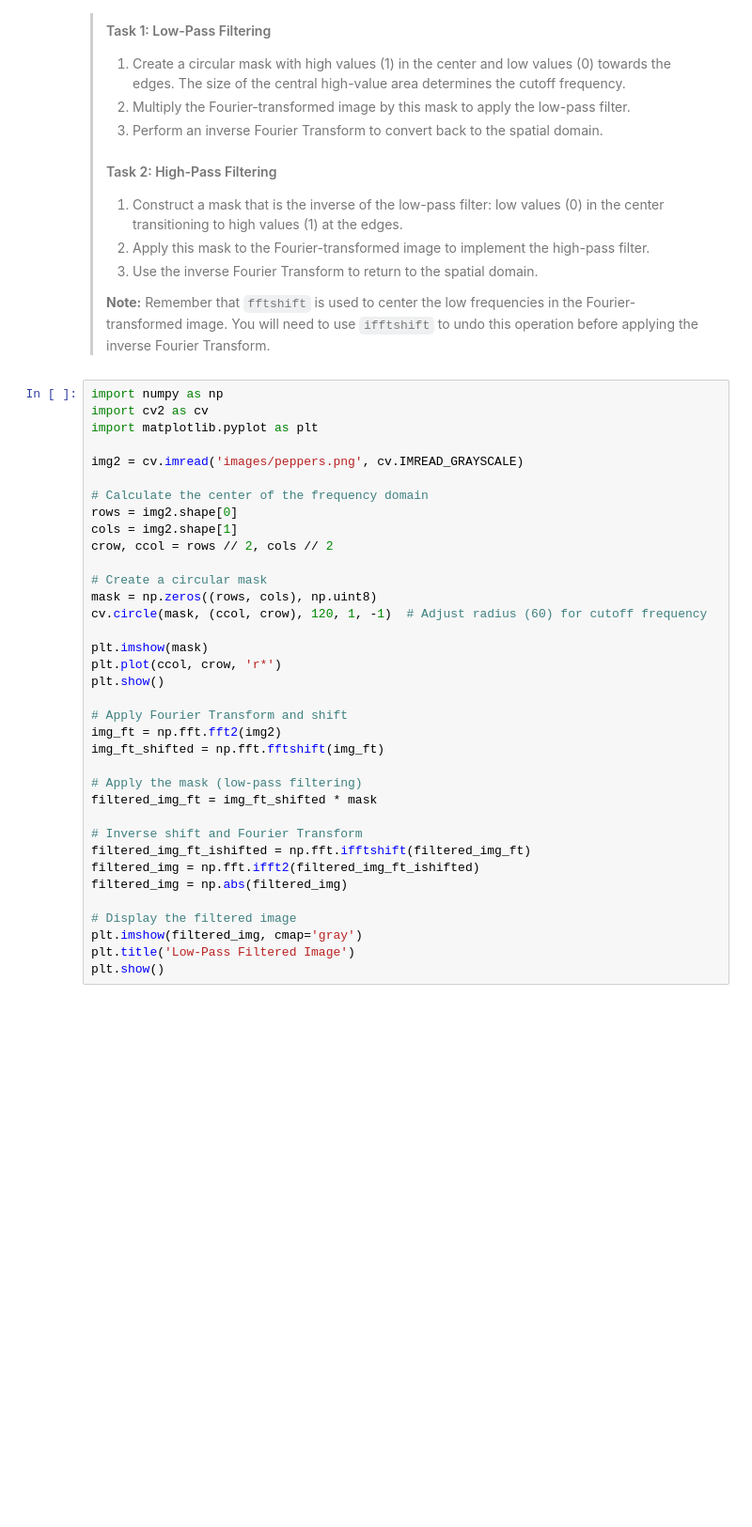
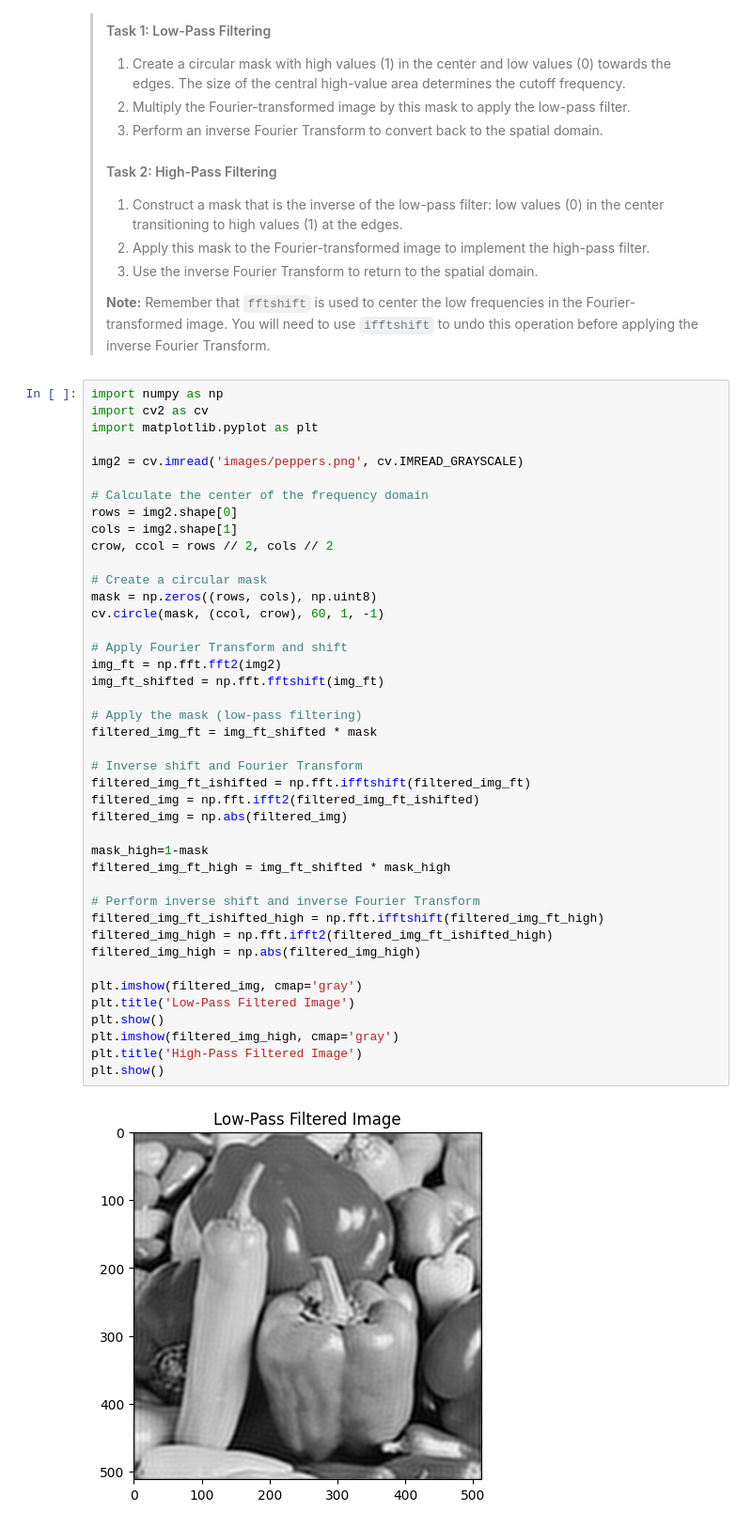
Before and after one commit to ferit-osirv/lab-3-23-24-AntonioBerecic, a Jupyter notebook: lab3.ipynb, the cells around one changed output. Shown at 94% size. Cells and saved outputs as stored; diff of their text form; blank space fills up the shorter version.

```diff
--- a/lab3.ipynb
+++ b/lab3.ipynb
@@ -223,36 +223,44 @@ In signal processing, a low-pass filter retains low-frequency components while a
 # %%
 import numpy as np
 import cv2 as cv
 import matplotlib.pyplot as plt
 
 img2 = cv.imread('images/peppers.png', cv.IMREAD_GRAYSCALE)
 
 # Calculate the center of the frequency domain
 rows = img2.shape[0]
 cols = img2.shape[1]
 crow, ccol = rows // 2, cols // 2
 
 # Create a circular mask
 mask = np.zeros((rows, cols), np.uint8)
-cv.circle(mask, (ccol, crow), 120, 1, -1)  # Adjust radius (60) for cutoff frequency
-
-plt.imshow(mask)
-plt.plot(ccol, crow, 'r*')
-plt.show()
+cv.circle(mask, (ccol, crow), 60, 1, -1)
 
 # Apply Fourier Transform and shift
 img_ft = np.fft.fft2(img2)
 img_ft_shifted = np.fft.fftshift(img_ft)
 
 # Apply the mask (low-pass filtering)
 filtered_img_ft = img_ft_shifted * mask
 
 # Inverse shift and Fourier Transform
 filtered_img_ft_ishifted = np.fft.ifftshift(filtered_img_ft)
 filtered_img = np.fft.ifft2(filtered_img_ft_ishifted)
 filtered_img = np.abs(filtered_img)
 
-# Display the filtered image
+mask_high=1-mask
+filtered_img_ft_high = img_ft_shifted * mask_high
+
+# Perform inverse shift and inverse Fourier Transform
+filtered_img_ft_ishifted_high = np.fft.ifftshift(filtered_img_ft_high)
+filtered_img_high = np.fft.ifft2(filtered_img_ft_ishifted_high)
+filtered_img_high = np.abs(filtered_img_high)
+
 plt.imshow(filtered_img, cmap='gray')
 plt.title('Low-Pass Filtered Image')
 plt.show()
+plt.imshow(filtered_img_high, cmap='gray')
+plt.title('High-Pass Filtered Image')
+plt.show()
+# %% [output]
+[figure, added]
```
Also changed, not shown: parts of 1 cell of this notebook.
